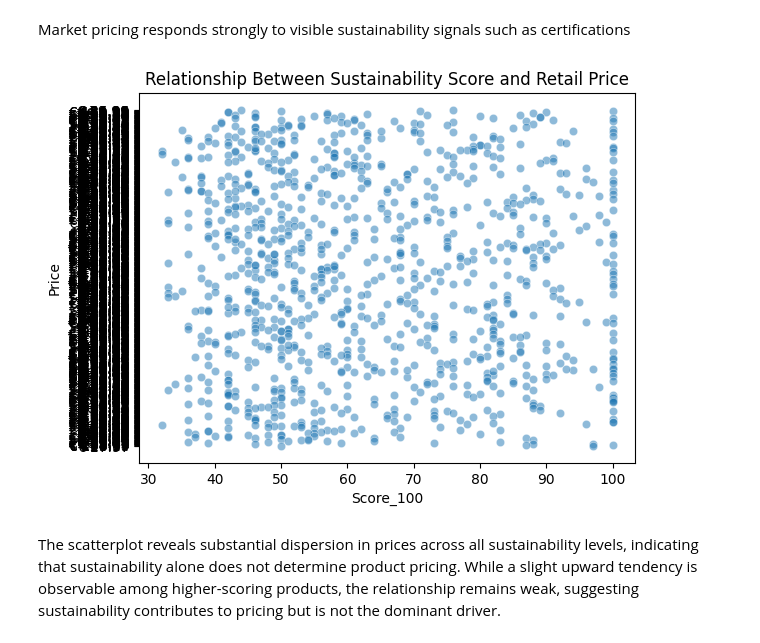
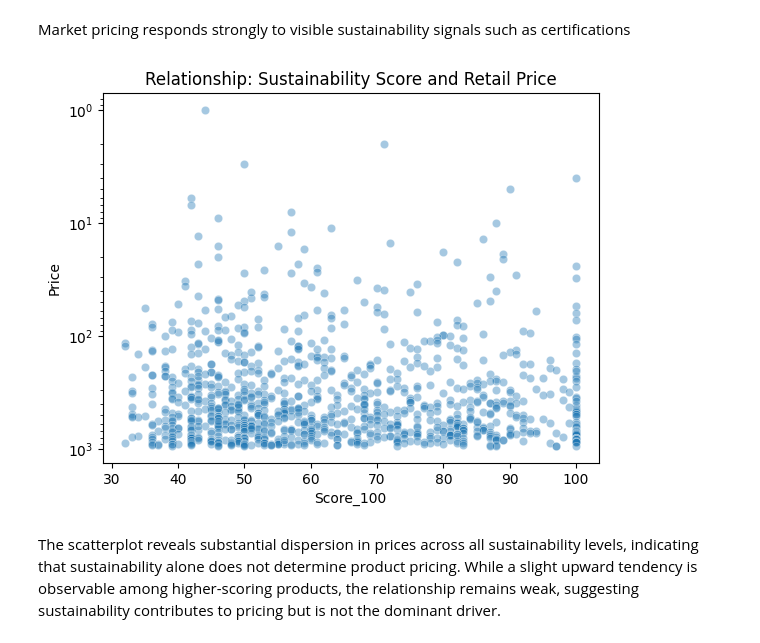
Before and after one commit to tass-gb/Quantifying-sustainability-in-fashion-, a Jupyter notebook: Model_Predict_Price.ipynb, the cells around one changed output. Cells and saved outputs as stored; diff of their text form; code cells hidden in the pictures.

```diff
--- a/Model_Predict_Price.ipynb
+++ b/Model_Predict_Price.ipynb
@@ -97,2 +106,11 @@ df_ml["Price"] = (
 df_ml["Price"] = pd.to_numeric(df_ml["Price"], errors="coerce")
+# %%
+# strip elements
+df_score["Price"] = (
+    df_ml["Price"]
+    .astype(str)
+    .str.replace(r"[^\d.]", "", regex=True)  # removes €, commas, spaces, etc
+)
+# numeric
+df_score["Price"] = pd.to_numeric(df_score["Price"], errors="coerce")
 # %%
@@ -203,17 +222,19 @@ Zara         56.920168
 Name: Score_100, dtype: float64
 # %% [markdown]
 Market pricing responds strongly to visible sustainability signals such as certifications
-# %%
-sns.scatterplot(
-    data=df_score,
-    x="Score_100",
-    y="Price",
-    alpha=0.5
-)
-plt.title("Relationship Between Sustainability Score and Retail Price")
-plt.show()
-# %% [output]
-[figure, removed]
+# %%
+sns.scatterplot(
+    data=df_score,
+    x="Score_100",
+    y="Price",
+    alpha=0.4
+)
+
+plt.yscale("log")
+plt.title("Relationship: Sustainability Score and Retail Price")
+plt.show()
+# %% [output]
+[figure, added]
 # %% [markdown]
 The scatterplot reveals substantial dispersion in prices across all sustainability levels, indicating that sustainability alone does not determine product pricing. While a slight upward tendency is observable among higher-scoring products, the relationship remains weak, suggesting sustainability contributes to pricing but is not the dominant driver.
 # %%
```
Also changed, not shown: parts of 18 cells of this notebook.
